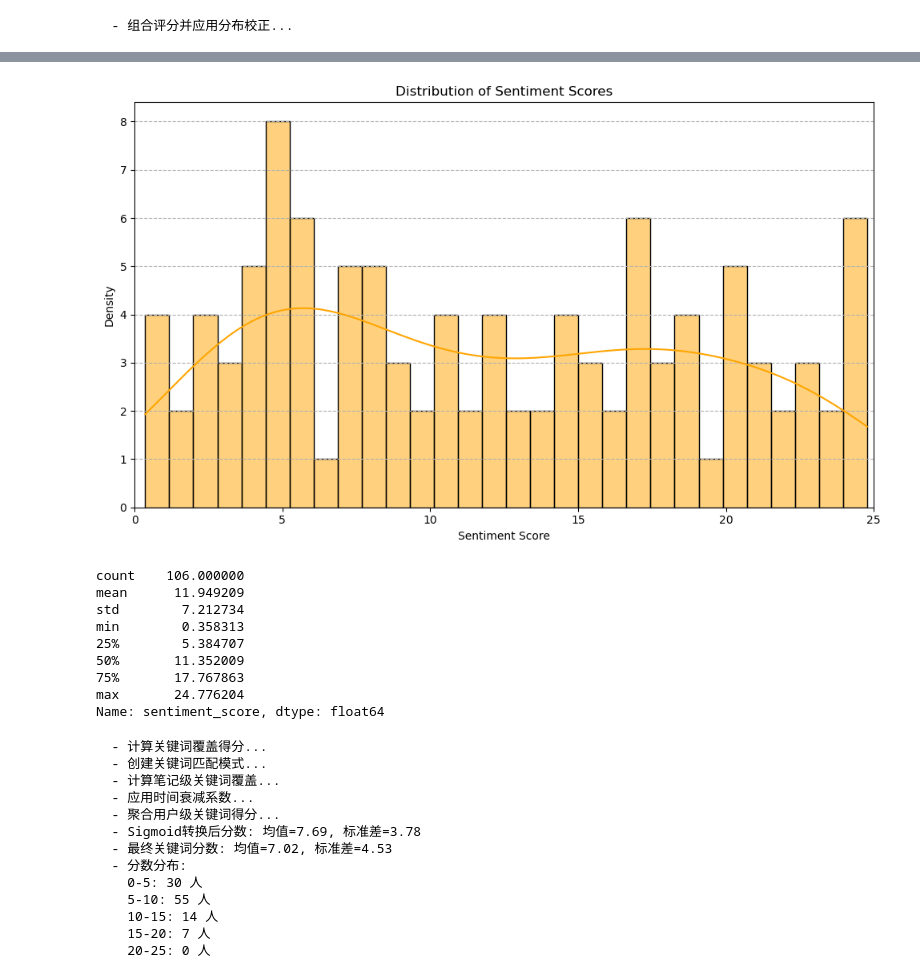
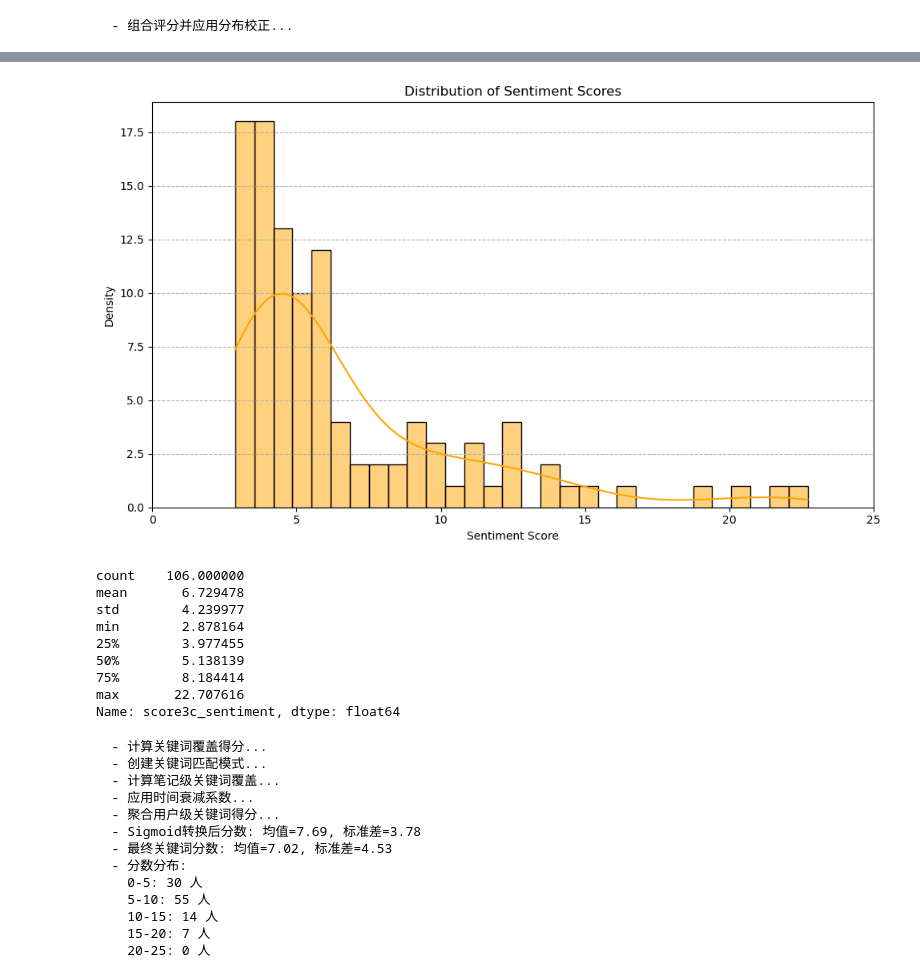
Before and after one commit to Dr-Spicy/MF_KOC, a Jupyter notebook: Scoring/dim.3/content_scoring.ipynb, the cells around one changed output, grey strips where cells are left out. Cells and saved outputs as stored; diff of their text form; code cells hidden in the pictures.

```diff
--- a/Scoring/dim.3/content_scoring.ipynb
+++ b/Scoring/dim.3/content_scoring.ipynb
@@ -39,10 +39,6 @@ VERTICAL_DOMAIN_TAGS={'美食', '探店', '火锅', '甜品',
                      '奶茶', '外卖', '中餐', '小吃',
                     'food'}
 # %%
-# =============================================
-# 1. MODEL LOADING FUNCTIONS
-# =============================================
-
 def load_models():
     """加载所需的各种模型"""
     models = {}
@@ -52,15 +48,11 @@ def load_models():
     models['simcse'] = SentenceTransformer('paraphrase-multilingual-MiniLM-L12-v2')
 
     # 情感分析模型
-    models['bert_tokenizer'] = BertTokenizer.from_pretrained("bert-base-chinese")
-    models['bert_model'] = BertModel.from_pretrained("bert-base-chinese")
-    models['bert_model'].eval()
+    models['sentiment_tokenizer'] = AutoTokenizer.from_pretrained("uer/roberta-base-finetuned-jd-binary-chinese")
+    models['sentiment_model'] = AutoModelForSequenceClassification.from_pretrained("uer/roberta-base-finetuned-jd-binary-chinese")
+    models['sentiment_model'].eval()
 
     return models
-
-# =============================================
-# 2. PREPROCESSING FUNCTIONS
-# =============================================
 
 def preprocess_data(df):
     """数据预处理，创建用户级评分DataFrame"""
@@ -354,7 +344,7 @@ def calculate_vertical_score(df, dim3_score, target_tags=VERTICAL_DOMAIN_TAGS):
         # 直接使用Sigmoid函数进行映射 - 参数调整使分布更均匀
         # 将slope从8调整为5，使曲线更陡峭，分布更分散
         slope = 5.0  # 控制曲线陡峭程度
-        midpoint = 0.5  # 中心点，调整为0.4使整体分数偏高些
+        midpoint = 0.4  # 中心点，调整为0.4使整体分数偏高些
 
         # Sigmoid映射到0-25区间
         sigmoid_score = 25 / (1 + np.exp(-slope * (adjusted_ratio - midpoint)))
@@ -652,6 +661,6 @@ def calculate_sentiment_score(df, dim3_score, models, max_notes_per_user=60):
     return dim3_score
 # %%
 # 获取创作者维度的情感评分
-dim3_score = calculate_sentiment_score(df, dim3_score, models, max_notes_per_user=50)
+dim3_score = calculate_sentiment_score(df, dim3_score, models, max_notes_per_user=100)
 # %% [output]
   - 计算情感强度得分...
@@ -684,30 +683,30 @@ Name: sentiment_score, dtype: float64
 # %%
-# plot the histogram of dim3_score.sentiment_score
+# plot the histogram of dim3_score.score3c_sentiment
 plt.figure(figsize=(10, 6))
-sns.histplot(dim3_score['sentiment_score'], bins=30, kde=True, color='orange', stat='count')
+sns.histplot(dim3_score['score3c_sentiment'], bins=30, kde=True, color='orange', stat='count')
 plt.title('Distribution of Sentiment Scores')
 plt.xlabel('Sentiment Score')
 plt.ylabel('Density')
 plt.xlim(0, 25)
 plt.xticks(np.arange(0, 26, 5))
 plt.grid(axis='y', linestyle='--')
 plt.tight_layout()
-plt.savefig('../../Data/processed/dim3_sentiment_score_distribution.png')
+plt.savefig('../../Data/processed/dim3_score3c_sentiment_distribution.png')
 plt.show()
 
-# get the statistics of dim3_score.sentiment_score
-dim3_score['sentiment_score'].describe()
+# get the statistics of dim3_score.score3c_sentiment
+dim3_score['score3c_sentiment'].describe()
 # %% [output]
-[figure, old version]
+[figure, new version]
 count    106.000000
-mean      11.949209
-std        7.212734
-min        0.358313
-25%        5.384707
-50%       11.352009
-75%       17.767863
-max       24.776204
-Name: sentiment_score, dtype: float64
+mean       6.729478
+std        4.239977
+min        2.878164
+25%        3.977455
+50%        5.138139
+75%        8.184414
+max       22.707616
+Name: score3c_sentiment, dtype: float64
 # %%
 def calculate_keyword_score(df, dim3_score, core_keywords):
     """
```
Also changed, not shown: parts of 9 cells of this notebook, 6 other files.
